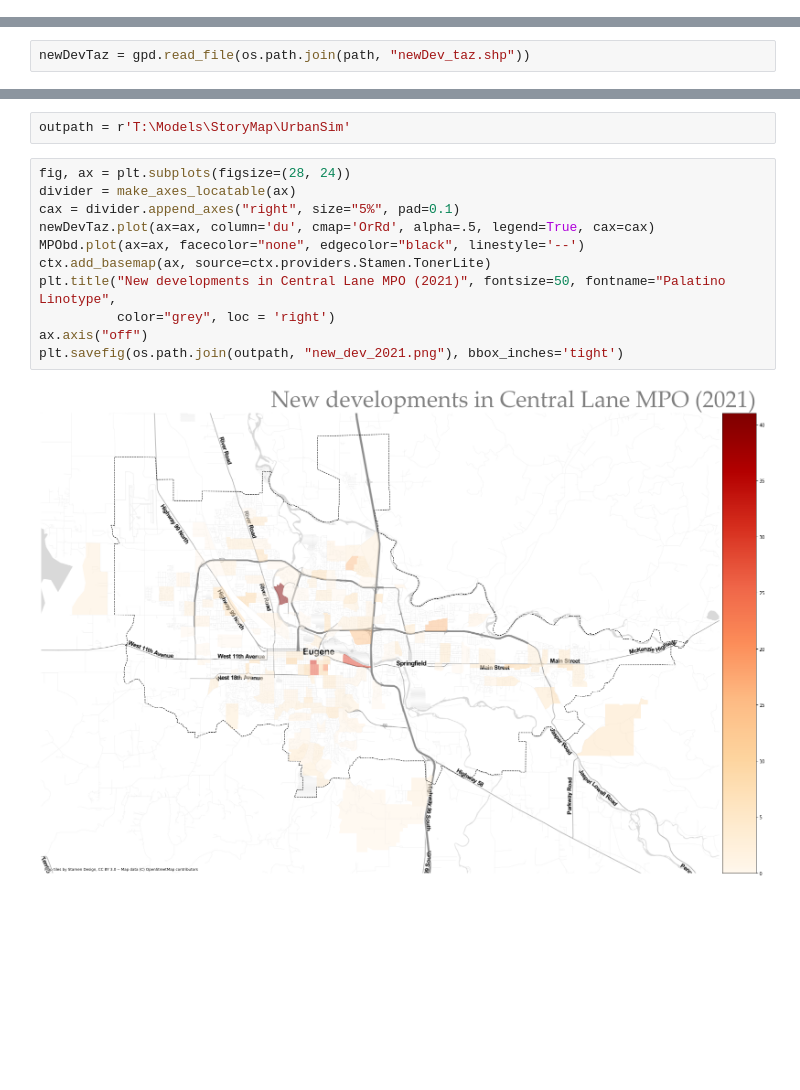
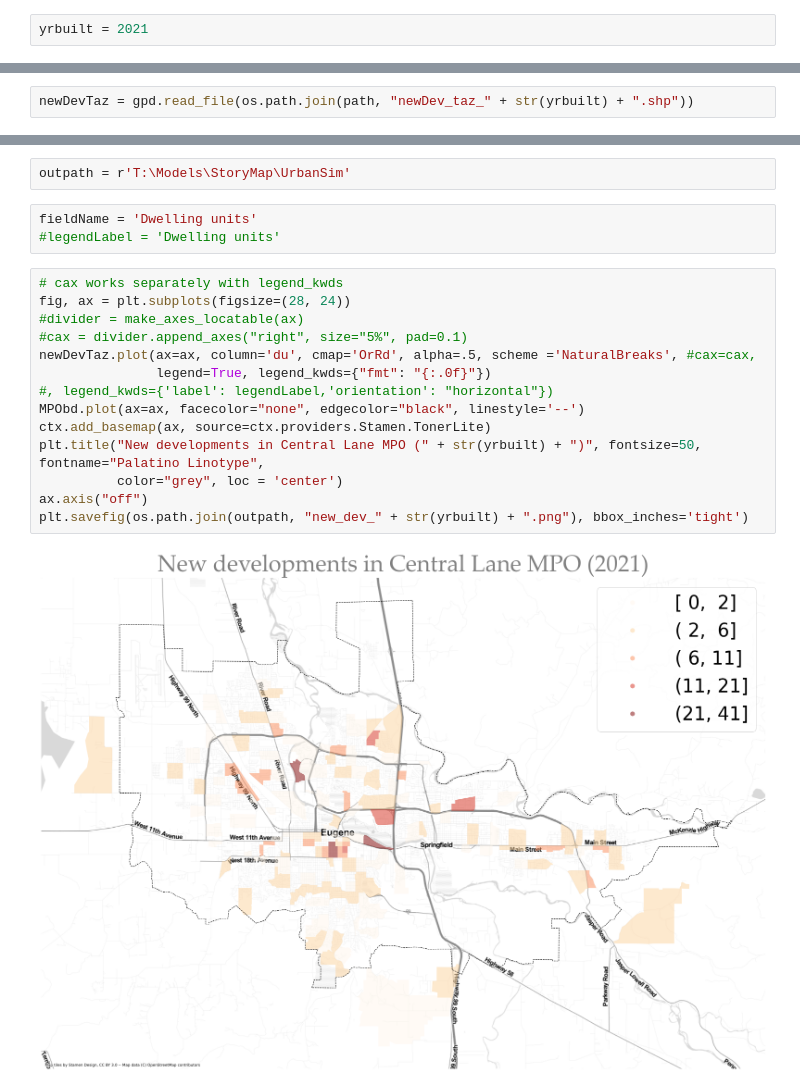
Before and after one commit to dongmeic/ModelsStoryMap, a Jupyter notebook: data/new_developments_TAZ.ipynb, the cells around one changed output, grey strips where cells are left out. Drawn from its saved outputs; the diff is of its cells as text; blank space fills up the shorter version.

Commit message:
mapped dwelling units

```diff
--- a/data/new_developments_TAZ.ipynb
+++ b/data/new_developments_TAZ.ipynb
@@ -27,3 +47,5 @@ newDev.head()
 newDev['yrbuilt'].min(), newDev['yrbuilt'].max()
 # %% [output]
 (2021, 2045)
+# %%
+yrbuilt = 2021
@@ -45,7 +79,7 @@ arcpy.conversion.FeatureClassToShapefile("newDev_taz", path)
 # %% [output]
 <Result 'T:\\Trans Projects\\Model Development\\UrbanSim_LandUse\\Output\\Simulation_47_Final_RTP'>
 # %%
-newDevTaz = gpd.read_file(os.path.join(path, "newDev_taz.shp"))
+newDevTaz = gpd.read_file(os.path.join(path, "newDev_taz_" + str(yrbuilt) + ".shp"))
 # %%
 newDevTaz.crs
 # %% [output]
@@ -71,16 +105,22 @@ MPObd = gpd.read_file("V:/Data/Transportation/MPO_Bound.shp")
 from mpl_toolkits.axes_grid1 import make_axes_locatable
 # %%
 outpath = r'T:\Models\StoryMap\UrbanSim'
+# %%
+fieldName = 'Dwelling units'
+#legendLabel = 'Dwelling units'
 # %%
+# cax works separately with legend_kwds
 fig, ax = plt.subplots(figsize=(28, 24))
-divider = make_axes_locatable(ax)
-cax = divider.append_axes("right", size="5%", pad=0.1)
-newDevTaz.plot(ax=ax, column='du', cmap='OrRd', alpha=.5, legend=True, cax=cax)
+#divider = make_axes_locatable(ax)
+#cax = divider.append_axes("right", size="5%", pad=0.1)
+newDevTaz.plot(ax=ax, column='du', cmap='OrRd', alpha=.5, scheme ='NaturalBreaks', #cax=cax,
+               legend=True, legend_kwds={"fmt": "{:.0f}"})
+#, legend_kwds={'label': legendLabel,'orientation': "horizontal"})
 MPObd.plot(ax=ax, facecolor="none", edgecolor="black", linestyle='--')
 ctx.add_basemap(ax, source=ctx.providers.Stamen.TonerLite)
-plt.title("New developments in Central Lane MPO (2021)", fontsize=50, fontname="Palatino Linotype",
-          color="grey", loc = 'right')
+plt.title("New developments in Central Lane MPO (" + str(yrbuilt) + ")", fontsize=50, fontname="Palatino Linotype",
+          color="grey", loc = 'center')
 ax.axis("off")
-plt.savefig(os.path.join(outpath, "new_dev_2021.png"), bbox_inches='tight')
+plt.savefig(os.path.join(outpath, "new_dev_" + str(yrbuilt) + ".png"), bbox_inches='tight')
 # %% [output]
-[figure, old version]
+[figure, new version]
```
Also changed, not shown: parts of 8 cells of this notebook.
